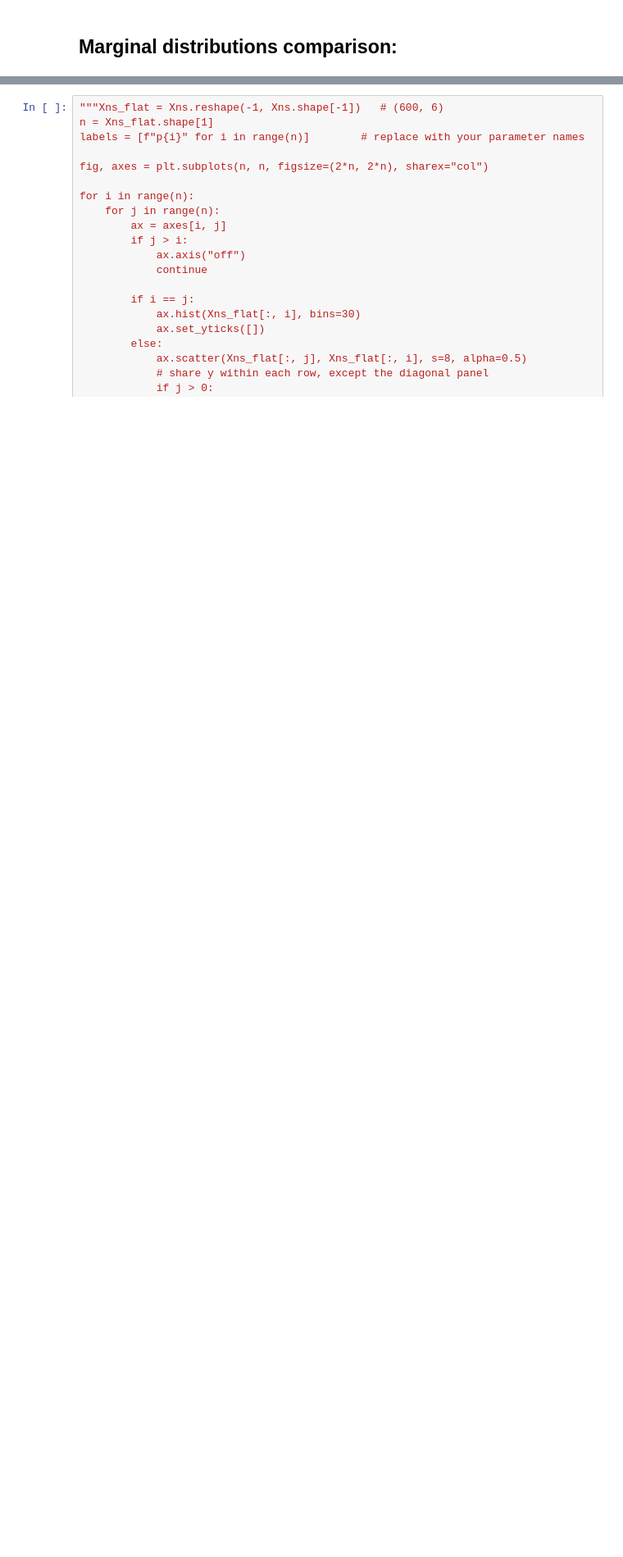
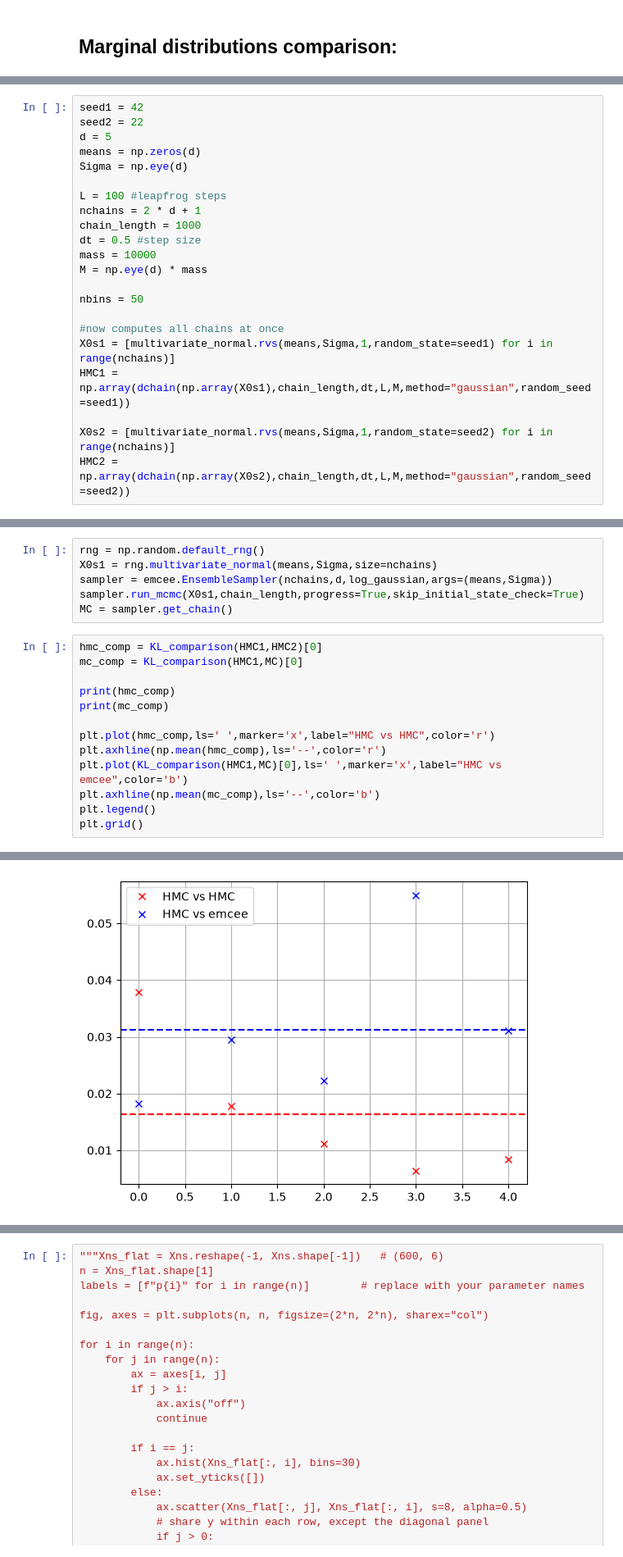
Before and after one commit to nickherrmann8503/Hamiltonian-MC, a Jupyter notebook: tests.ipynb, the cells around one changed output, grey strips where cells are left out. Shown at 82% size. Drawn from its saved outputs; the diff is of its cells as text; blank space fills up the shorter version.

```diff
--- a/tests.ipynb
+++ b/tests.ipynb
@@ -301,0 +308,22 @@ Gaussian sampling
+# %%
+seed1 = 42
+seed2 = 22
+d = 5
+means = np.zeros(d)
+Sigma = np.eye(d)
+
+L = 100 #leapfrog steps
+nchains = 2 * d + 1
+chain_length = 1000
+dt = 0.5 #step size
+mass = 10000
+M = np.eye(d) * mass
+
+nbins = 50
+
+#now computes all chains at once
+X0s1 = [multivariate_normal.rvs(means,Sigma,1,random_state=seed1) for i in range(nchains)]
+HMC1 = np.array(dchain(np.array(X0s1),chain_length,dt,L,M,method="gaussian",random_seed=seed1))
+
+X0s2 = [multivariate_normal.rvs(means,Sigma,1,random_state=seed2) for i in range(nchains)]
+HMC2 = np.array(dchain(np.array(X0s2),chain_length,dt,L,M,method="gaussian",random_seed=seed2))
@@ -301,0 +333,20 @@ Gaussian sampling
+# %%
+rng = np.random.default_rng()
+X0s1 = rng.multivariate_normal(means,Sigma,size=nchains)
+sampler = emcee.EnsembleSampler(nchains,d,log_gaussian,args=(means,Sigma))
+sampler.run_mcmc(X0s1,chain_length,progress=True,skip_initial_state_check=True)
+MC = sampler.get_chain()
+# %%
+hmc_comp = KL_comparison(HMC1,HMC2)[0]
+mc_comp = KL_comparison(HMC1,MC)[0]
+
+print(hmc_comp)
+print(mc_comp)
+
+plt.plot(hmc_comp,ls=' ',marker='x',label="HMC vs HMC",color='r')
+plt.axhline(np.mean(hmc_comp),ls='--',color='r')
+plt.plot(KL_comparison(HMC1,MC)[0],ls=' ',marker='x',label="HMC vs emcee",color='b')
+plt.axhline(np.mean(mc_comp),ls='--',color='b')
+plt.legend()
+plt.grid()
+# %% [output]
@@ -301,0 +355 @@ Gaussian sampling
+[figure, added]
```
Also changed, not shown: parts of 14 cells of this notebook.
